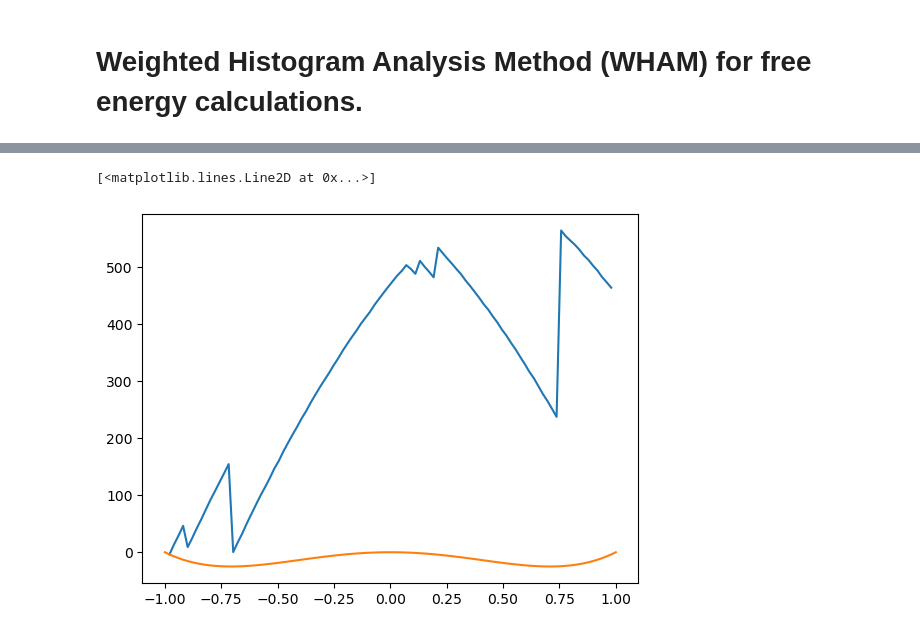
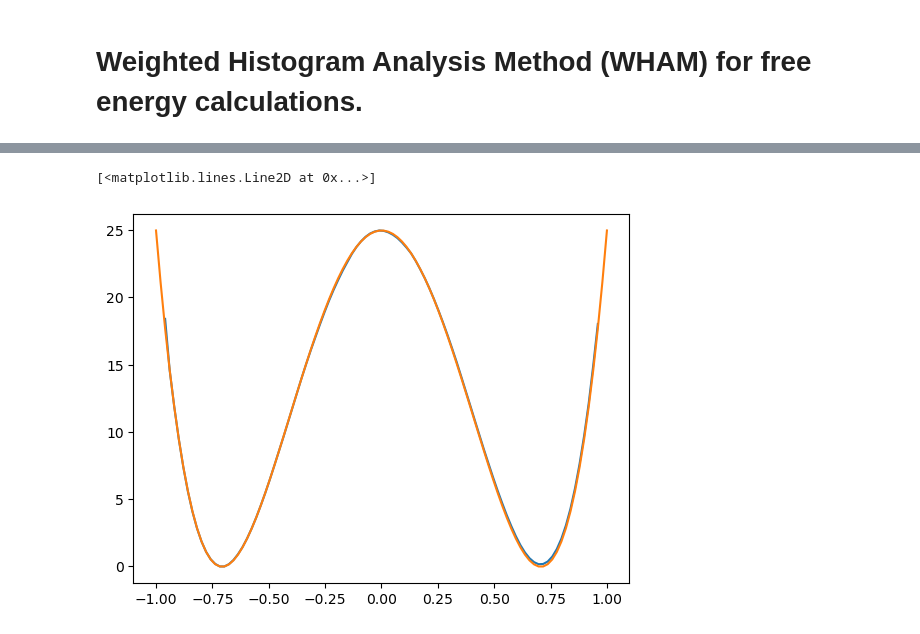
Before and after one commit to djbell01/phys_chem_fundamentals, a Jupyter notebook: WHAM.ipynb, the cells around one changed output, grey strips where cells are left out. Drawn from its saved outputs; the diff is of its cells as text; code cells hidden in the pictures.

Commit message:
Working WHAM!

```diff
--- a/WHAM.ipynb
+++ b/WHAM.ipynb
@@ -161,5 +164,5 @@ class WHAM():
 # %%
-umb = Umbrella_sampling(30,500,barrier)
+umb = Umbrella_sampling(15,500,barrier)
 umb.dynamics(100000)
 # %%
 x_vals = umb.replicas[0].x_vals
@@ -179,2 +182,2 @@ for i in range(umb.numbrellas):
 # %%
-wham = WHAM(umb,100000)
+wham = WHAM(umb,iterations=1000)
@@ -194,8 +184,8 @@ G = (100,)
 # %%
 x_vals = umb.replicas[0].x_vals
 fes = barrier(x_vals)
-plt.plot(x_vals,wham.G)
-plt.plot(x_vals,fes)
+plt.plot(x_vals,wham.G-wham.G.min())
+plt.plot(x_vals,fes-fes.min())
 # %% [output]
 [<matplotlib.lines.Line2D at 0x...>]
-[figure, old version]
+[figure, new version]
```
Also changed, not shown: parts of 12 cells of this notebook.
